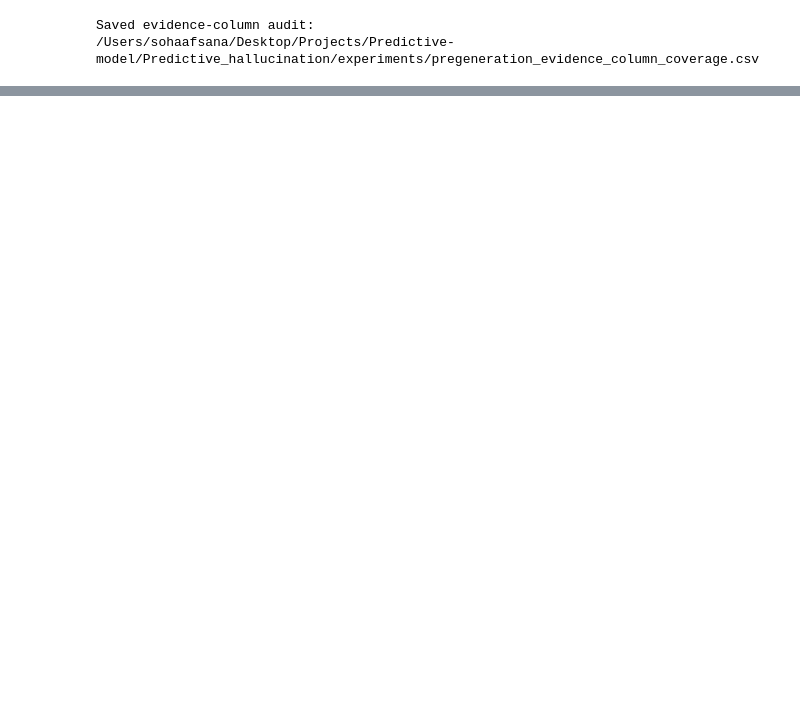
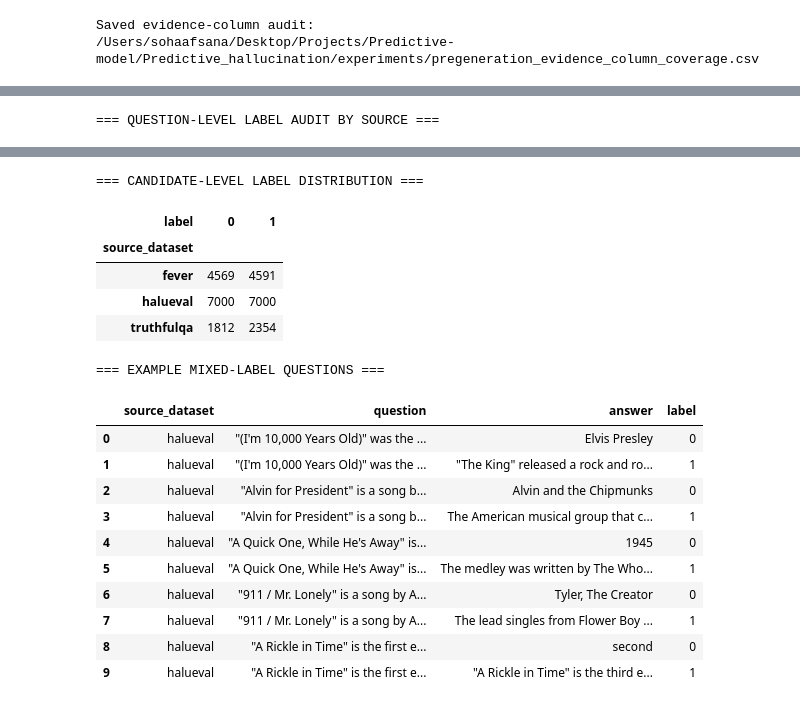
Before and after one commit to afsana158/Predictive_hallucination, a Jupyter notebook: notebooks/13_pregeneration_pipeline.ipynb, the cells around one changed output, grey strips where cells are left out. Saved outputs shown, nothing was run; the diff lists cells and outputs as text; code cells hidden in the pictures; blank space fills up the shorter version.

```diff
--- a/notebooks/13_pregeneration_pipeline.ipynb
+++ b/notebooks/13_pregeneration_pipeline.ipynb
@@ -11889,0 +13390,54 @@ Saved evidence-column audit:
+# %%
+
+# Audit candidate-level labels before aggregating them.
+candidate_audit = (
+    work.groupby(["source_dataset", "normalized_question"])
+    .agg(
+        candidate_count=("label", "size"),
+        failure_candidates=("label", "sum"),
+        distinct_labels=("label", "nunique"),
+    )
+    .reset_index()
+)
+
+candidate_audit["all_failed"] = (
+    candidate_audit["failure_candidates"]
+    == candidate_audit["candidate_count"]
+)
+
+candidate_audit["mixed_labels"] = (
+    candidate_audit["distinct_labels"] > 1
+)
+
+print("=== QUESTION-LEVEL LABEL AUDIT BY SOURCE ===")
+display(
+    candidate_audit.groupby("source_dataset").agg(
+        unique_questions=("normalized_question", "size"),
+        average_candidates=("candidate_count", "mean"),
+        questions_with_mixed_labels=("mixed_labels", "sum"),
+        questions_with_all_candidates_failed=("all_failed", "sum"),
+    ).round(3)
+)
+
+print("\n=== CANDIDATE-LEVEL LABEL DISTRIBUTION ===")
+display(pd.crosstab(work["source_dataset"], work["label"]))
+
+print("\n=== EXAMPLE MIXED-LABEL QUESTIONS ===")
+mixed_keys = candidate_audit.loc[
+    candidate_audit["mixed_labels"],
+    ["source_dataset", "normalized_question"]
+].head(5)
+
+examples = work.merge(
+    mixed_keys,
+    on=["source_dataset", "normalized_question"],
+    how="inner"
+)
+
+display(
+    examples[
+        ["source_dataset", "question", "answer", "label"]
+    ].head(15)
+)
+# %% [output]
+=== QUESTION-LEVEL LABEL AUDIT BY SOURCE ===
@@ -11889,0 +13449,18 @@ Saved evidence-column audit:
+=== CANDIDATE-LEVEL LABEL DISTRIBUTION ===
+| label | 0 | 1 |
+| source_dataset |  |  |
+| fever | 4569 | 4591 |
+| halueval | 7000 | 7000 |
+| truthfulqa | 1812 | 2354 |
+=== EXAMPLE MIXED-LABEL QUESTIONS ===
+|  | source_dataset | question | answer | label |
+| 0 | halueval | "(I'm 10,000 Years Old)" was the ... | Elvis Presley | 0 |
+| 1 | halueval | "(I'm 10,000 Years Old)" was the ... | "The King" released a rock and ro... | 1 |
+| 2 | halueval | "Alvin for President" is a song b... | Alvin and the Chipmunks | 0 |
+| 3 | halueval | "Alvin for President" is a song b... | The American musical group that c... | 1 |
+| 4 | halueval | "A Quick One, While He's Away" is... | 1945 | 0 |
+| 5 | halueval | "A Quick One, While He's Away" is... | The medley was written by The Who... | 1 |
+| 6 | halueval | "911 / Mr. Lonely" is a song by A... | Tyler, The Creator | 0 |
+| 7 | halueval | "911 / Mr. Lonely" is a song by A... | The lead singles from Flower Boy ... | 1 |
+| 8 | halueval | "A Rickle in Time" is the first e... | second | 0 |
+| 9 | halueval | "A Rickle in Time" is the first e... | "A Rickle in Time" is the third e... | 1 |
```
Also changed, not shown: parts of 64 cells of this notebook, 12 other files.
